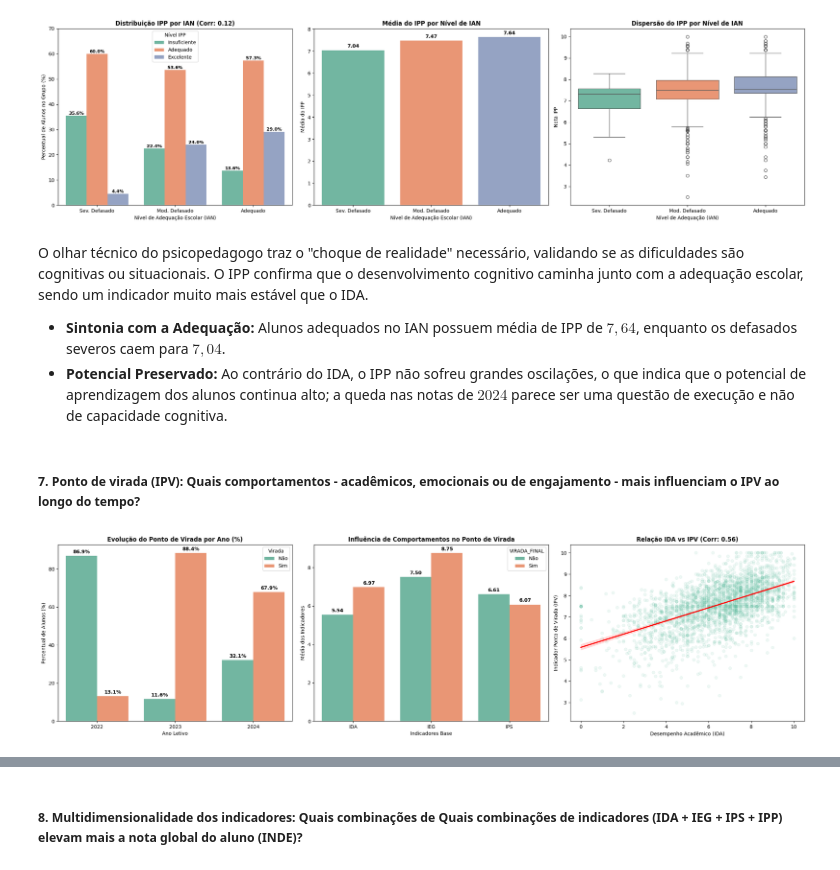
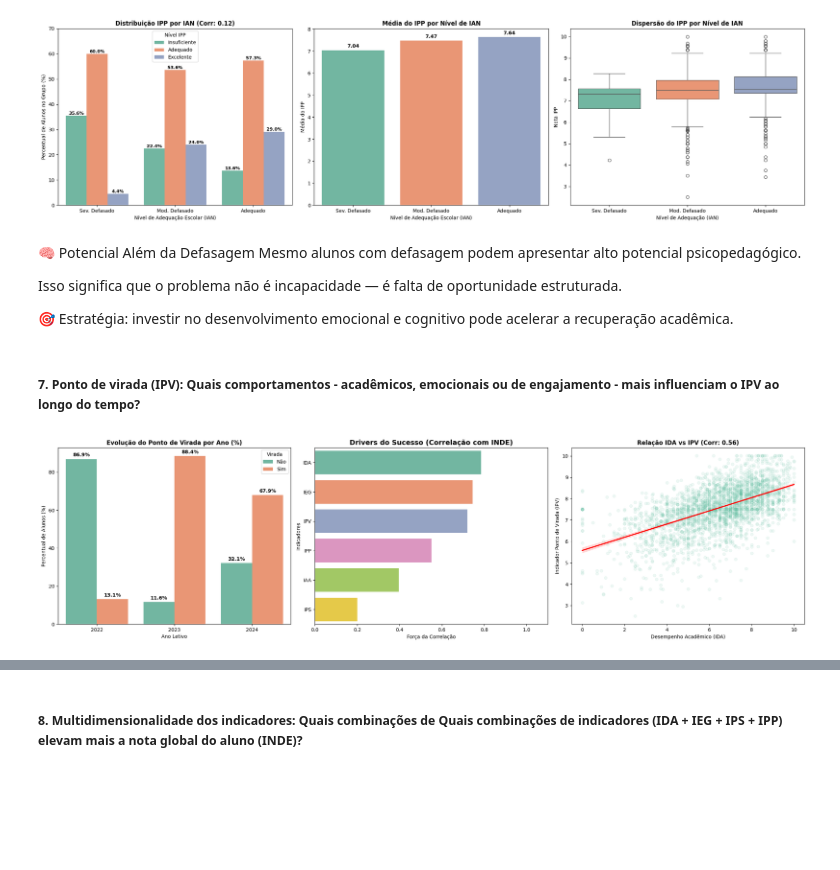
Before and after one commit to geoferreira1/fiap_tech_challenge_fase_5, a Jupyter notebook: fiap_tech_challenge_fase_5.ipynb, the cells around one changed output, grey strips where cells are left out. Cells and saved outputs as stored; diff of their text form; code cells hidden in the pictures; blank space fills up the shorter version.

```diff
--- a/fiap_tech_challenge_fase_5.ipynb
+++ b/fiap_tech_challenge_fase_5.ipynb
@@ -792,16 +798,14 @@ ordem_iaa = ['Baixa', 'Média', 'Alta'] # Lista a sequência desejada para que o
 fig, axes = plt.subplots(1, 3, figsize=(20, 6)) # Inicializa uma moldura com três espaços de plotagem para uma análise 360º do indicador
 
 # --- GRÁFICO 1: DISTRIBUIÇÃO CATEGÓRICA (Histplot) ---
-# Mostra a quantidade de alunos em cada nível de autoavaliação por ano
-ax0 = sns.histplot(data=df_iaa, x='ANO', hue='IAA_Nivel', hue_order=ordem_iaa,
-                  multiple='stack', palette='Set2', shrink=0.7, linewidth=0,
-                  discrete=True, stat='percent', common_norm=False, ax=axes[0]) # Plota a composição volumétrica dos níveis no primeiro eixo
-for container in ax0.containers: # Itera sobre cada segmento empilhado das barras no primeiro gráfico
-    ax0.bar_label(container, fmt='%.1f%%', label_type='center', fontsize=10, fontweight='bold') # Posiciona o valor percentual formatado no centro de cada cor da barra no primeiro gráfico
-axes[0].set_title('Distribuição de Autoavaliação (IAA) por Ano (%)', fontweight='bold') # Atribui o título descritivo para a análise de distribuição temporal no primeiro gráfico
-axes[0].set_xlabel('Ano Letivo') # Define o rótulo do eixo horizontal para o primeiro gráfico
-axes[0].set_ylabel('Percentual de Alunos (%)') # Define o rótulo do eixo vertical para o primeiro gráfico
-axes[0].grid(False) # Desativa a grade de fundo para manter o padrão visual limpo no primeiro gráfico
+sns.kdeplot(df_unificado['IAA'], label='Autoavaliação (IAA)', fill=True, color= sns.color_palette("Set2")[0], ax=axes[0]) # Curva de densidade subjetiva
+sns.kdeplot(df_unificado['IDA'], label='Nota Real (IDA)', fill=True, color= sns.color_palette("Set2")[1], ax=axes[0]) # Curva de densidade objetiva
+
+axes[0].grid(False) # Remove linhas de fundo
+axes[0].set_title("Subjetivo (IAA) vs Objetivo (IDA)", fontweight='bold') # Título gráfico
+axes[0].set_xlabel("Nota") # Rótulo X
+axes[0].set_ylabel("Densidade") # Rótulo Y
+axes[0].legend() # Ativa legenda explicativa
 
 # --- GRÁFICO 2: AUTOAVALIAÇÃO vs DESEMPENHO REAL (Regplot) ---
 # Gráfico de dispersão com linha de regressão para mostrar a correlação
@@ -955,20 +964,26 @@ plt.show() # Renderiza a figura completa com os três gráficos informativos
 # %% [output]
 [figure]
 # %% [markdown]
-O olhar técnico do psicopedagogo traz o "choque de realidade" necessário, validando se as dificuldades são cognitivas ou situacionais.
-O IPP confirma que o desenvolvimento cognitivo caminha junto com a adequação escolar, sendo um indicador muito mais estável que o IDA.
-- **Sintonia com a Adequação:** Alunos adequados no IAN possuem média de IPP de $7,64$, enquanto os defasados severos caem para $7,04$.
-- **Potencial Preservado:** Ao contrário do IDA, o IPP não sofreu grandes oscilações, o que indica que o potencial de aprendizagem dos alunos continua alto; a queda nas notas de $2024$ parece ser uma questão de execução e não de capacidade cognitiva.
+🧠 Potencial Além da Defasagem
+Mesmo alunos com defasagem podem apresentar alto potencial psicopedagógico.
+
+Isso significa que o problema não é incapacidade — é falta de oportunidade estruturada.
+
+🎯 Estratégia: investir no desenvolvimento emocional e cognitivo pode acelerar a recuperação acadêmica.
 # %% [markdown]
 ##### 7. Ponto de virada (IPV): Quais comportamentos - acadêmicos, emocionais ou de engajamento - mais influenciam o IPV ao longo do tempo?
 # %%
 # 1. Preparação: Filtramos os dados para garantir que temos as colunas necessárias preenchidas
-df_ipv = df_unificado.dropna(subset=['IPV', 'IDA', 'IEG']).copy() # Remove registros com valores nulos no indicador para garantir que a análise seja fidedigna
+df_ipv = df_unificado.dropna(subset=['IDA', 'IEG', 'IPS', 'IAA', 'IPP', 'IPV']).copy() # Remove registros com valores nulos no indicador para garantir que a análise seja fidedigna
 
 # 2. Aplica a função para criar a coluna de descrição
 # Passamos o score do IPV e a marcação PONTO_VIRADA para que a função decida pela prioridade manual
 df_ipv['VIRADA_FINAL'] = df_ipv.apply(lambda row: classificar_indicador(row['IPV'], 'IPV', manual=row['PONTO_VIRADA']), axis=1) # Cria uma nova coluna no DataFrame aplicando a lógica de rotulação da função mestra
 ordem_ipv = ['Não', 'Sim'] # Lista a sequência desejada para que o gráfico siga uma hierarquia de evolução
+
+# Preparação: Cálculo da correlação
+colunas_analise = ['IDA', 'IEG', 'IPS', 'IAA', 'IPP', 'IPV'] # Seleciona métricas numéricas
+correl_pv = df_unificado[colunas_analise].corrwith(df_unificado['INDE']).sort_values(ascending=False) # Calcula correlação com INDE
 
 # 3. Início da Figura: Criamos uma área para 3 gráficos lado a lado
 fig, axes = plt.subplots(1, 3, figsize=(22, 6)) # Inicializa uma moldura com três espaços de plotagem para uma análise 360º do indicador
@@ -980,43 +995,57 @@ df_pct = df_pct.reset_index().melt(id_vars='ANO', var_name='Virada', value_name=
 
 ax0 = sns.barplot(data=df_pct, x='ANO', y='Percentual', hue='Virada',
                  palette='Set2', ax=axes[0], hue_order=ordem_ipv) # Plota a composição volumétrica dos níveis no primeiro eixo
 for container in ax0.containers: # Itera sobre cada segmento empilhado das barras no primeiro gráfico
     ax0.bar_label(container, fmt='%.1f%%', padding=3, fontsize=10, fontweight='bold') # Posiciona o valor percentual formatado no centro de cada cor da barra no primeiro gráfico
 
 axes[0].set_title('Evolução do Ponto de Virada por Ano (%)', fontweight='bold') # Atribui o título descritivo para a análise de distribuição temporal no primeiro gráfico
 axes[0].set_xlabel('Ano Letivo') # Define o rótulo do eixo horizontal para o primeiro gráfico
 axes[0].set_ylabel('Percentual de Alunos (%)') # Define o rótulo do eixo vertical para o primeiro gráfico
 axes[0].grid(False) # Desativa a grade de fundo para manter o padrão visual limpo no primeiro gráfico
 
 # --- GRÁFICO 2: INDICADORES vs PONTO DE VIRADA (Barplot) ---
-# Mostra o impacto do ponto de virada nas médias acadêmicas e psicossociais
-df_rel = df_ipv.groupby('VIRADA_FINAL')[['IDA', 'IEG', 'IPS']].mean().reindex(ordem_ipv).reset_index() # Agrupa os dados e calcula as médias dos indicadores para o segundo gráfico
-df_melt = df_rel.melt(id_vars='VIRADA_FINAL', var_name='Indicador', value_name='Média') # Transforma os dados em formato longo para a plotagem das barras agrupadas
+# Criamos o gráfico de barras horizontais usando a paleta Set2
+sns.barplot(
+    x=correl_pv.values, # Valores da correlação
+    y=correl_pv.index, # Nomes dos indicadores
+    hue=correl_pv.index, # Cores por indicador
+    palette='Set2', # Paleta visual
+    ax=axes[1], # Vincula ao eixo
+    legend=False # Oculta legenda redundante
+) # Encerra plot
 
-ax1 = sns.barplot(data=df_melt, x='Indicador', y='Média', hue='VIRADA_FINAL', palette='Set2', hue_order=ordem_ipv, ax=axes[1]) # Desenha barras comparativas entre os indicadores no segundo eixo
-for container in ax1.containers: # Itera sobre as barras de indicadores no segundo gráfico
-    ax1.bar_label(container, fmt='%.2f', padding=3, fontweight='bold') # Insere os rótulos de média acima de cada barra no segundo gráfico
+# 3. Rótulos de dados
+for i, v in enumerate(correl_pv.values): # Itera sobre valores
+    ax.text(v + 0.02, i, f'{v:.2f}', va='center', fontweight='bold', fontsize=10) # Rótulos de força lateral
 
-axes[1].set_title('Influência de Comportamentos no Ponto de Virada', fontweight='bold') # Atribui o título do segundo gráfico correlacionando estado emocional com métricas
-axes[1].set_xlabel('Indicadores Base') # Define o rótulo do eixo horizontal para o segundo gráfico
-axes[1].set_ylabel('Média dos Indicadores') # Define o rótulo do eixo vertical para o segundo gráfico
-axes[1].grid(False) # Desativa a grade de fundo para o segundo gráfico
-for patch in ax1.patches: patch.set_edgecolor('none') # Remove os contornos das barras no segundo gráfico para suavizar a estética
+# 4. Personalização
+axes[1].set_title("Drivers do Sucesso (Correlação com INDE)", fontsize=14, fontweight='bold') # Título gráfico
+axes[1].set_xlabel("Força da Correlação") # Rótulo X
+axes[1].set_ylabel("Indicadores") # Rótulo Y
+
+# Remove grades e bordas das barras
+axes[1].grid(False) # Remove grade
+for patch in axes[1].patches: # Itera barras
+    patch.set_edgecolor('none') # Suaviza barra
+# Ajusta o limite do eixo X para dar espaço aos rótulos
+axes[1].set_xlim(0, 1.1) # Define escala do eixo
+plt.tight_layout() # Ajusta layot
+
 
 # --- GRÁFICO 3: RELAÇÃO IDA vs INDICADOR IPV (Regplot) ---
 # Mostra a força da correlação acadêmica com a virada
 corr_ida_ipv, _ = stats.pearsonr(df_ipv['IDA'], df_ipv['IPV']) # Calcula o coeficiente de correlação de Pearson para medir a força da associação entre as variáveis
 sns.regplot(data=df_ipv, x='IDA', y='IPV', scatter_kws={'alpha':0.1, 'color': sns.color_palette("Set2")[0]},
             line_kws={'color':'red'}, ax=axes[2]) # Plota a evolução do bem-estar conforme a maturidade no terceiro eixo
 
 axes[2].set_title(f'Relação IDA vs IPV (Corr: {corr_ida_ipv:.2f})', fontweight='bold') # Atribui o título do terceiro gráfico destacando a evolução emocional
 axes[2].set_xlabel('Desempenho Acadêmico (IDA)') # Define o rótulo do eixo horizontal para o terceiro gráfico
 axes[2].set_ylabel('Indicador Ponto de Virada (IPV)') # Define o rótulo do eixo vertical para o terceiro gráfico
 axes[2].grid(False) # Desativa a grade de fundo para o terceiro gráfico
 
 # 4. FINALIZAÇÃO DO LAYOUT
 plt.tight_layout() # Recalcula automaticamente as margens para que os três subplots e seus elementos não se sobreponham
 plt.show() # Renderiza a figura completa com os três gráficos informativos
 # %% [output]
-[figure, old version]
+[figure, new version]
 # %% [markdown]
```
Also changed, not shown: parts of 12 cells of this notebook, 4 other files.
